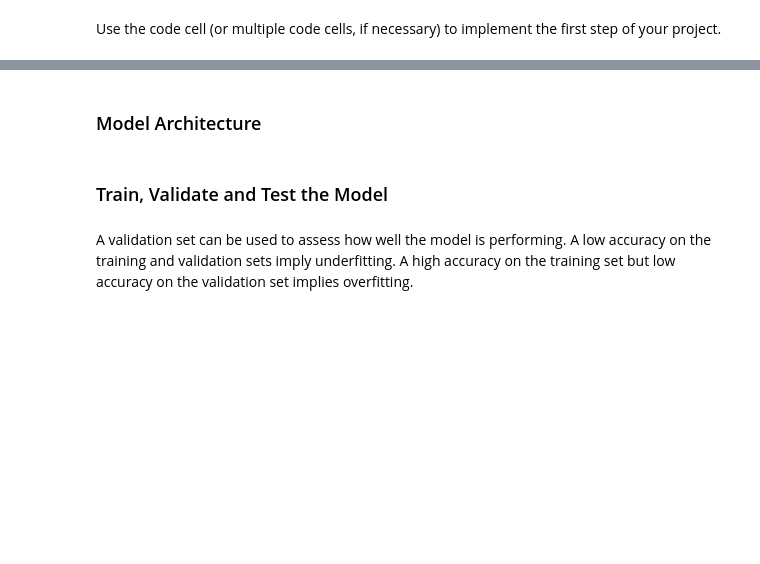
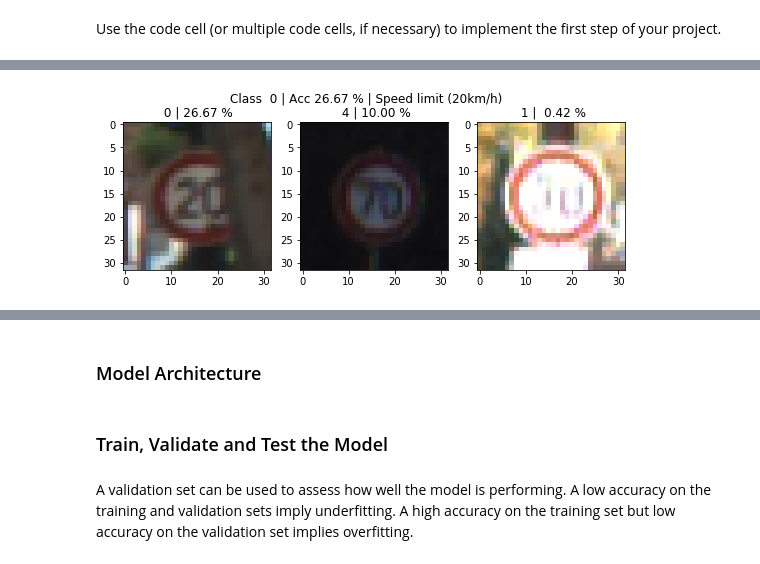
Before and after one commit to jabeerahmed/CarND-LeNet-Lab, a Jupyter notebook: Traffic_Sign_Classifier.ipynb, the cells around one changed output, grey strips where cells are left out. Cells and saved outputs as stored; diff of their text form; code cells hidden in the pictures; blank space fills up the shorter version.

```diff
--- a/Traffic_Sign_Classifier.ipynb
+++ b/Traffic_Sign_Classifier.ipynb
@@ -226,0 +891,87 @@ Use the code cell (or multiple code cells, if necessary) to implement the first
+# %%
+def merge_dicts(dicts=[]):
+    mdict={}
+    for d in dicts: mdict.update(dicts)
+    return merge_dicts
+
+def preprocess(src, pre_ops=[], dst=None):
+    if (dst is None): dst = src
+
+    for ops in pre_ops:
+        for i in range(len(src)): ops(src, i, dst)
+
+## Create Model
+network_args = {'mu': 0.0, 'sigma':0.1, 'dropouts':{}}
+trainer_args = { 'EPOCHS': 10, 'BATCH_SIZE': 256, 'rate': 0.001 }
+rgb_model = Trainer(RGB_data['train'], RGB_data['test'], RGB_data['valid'], org_data.signs, org_data.num_classes, LeNetWithDropOut, args=network_args, **trainer_args)
+gry_model = Trainer(Gry_data['train'], Gry_data['test'], Gry_data['valid'], org_data.signs, org_data.num_classes, LeNetWithDropOut, args=network_args, **trainer_args)
+
+
+model = rgb_model
+desc = {'model': 'rgb_model'}
+
+global FID
+
+## Preprocess
+pre_ops = [Center_MaxNorm]
+preprocess(model.X_train, pre_ops=[Center_MaxNorm])
+preprocess(model.X_test,  pre_ops=[Center_MaxNorm])
+preprocess(model.X_valid, pre_ops=[Center_MaxNorm])
+
+completed = False
+last_good_model = 'results/LeNetWithDropOut/015/SavedModel'
+
+sess = None
+if (sess is not None):
+    sess.close()
+    sess = None
+
+try :
+    print("Start")
+    # Set file logging path
+    logpath = Utils.find_an_empty_dir(os.path.join('results', model.network.name))
+    os.makedirs(logpath, mode=511, exist_ok=False)
+    log_file = os.path.join(logpath, 'log.txt')
+    FID = open(log_file, "w")
+
+    # Print descriptions
+    model.print_data_info()
+    desc = org_data.getParamDescriptor(desc)
+    desc = model.network.getParamDescriptor(desc)
+    desc = model.getParamDescriptor(desc)
+    print(json.dumps(desc, indent=4, sort_keys=True))
+
+    sess = tf.Session()
+    ## Train Here
+    model.train(sess, dirname=logpath)
+    completed = True
+    last_good_model = model.saved_model_path
+
+    ## Evaluate against test set
+    res, pred_indx, n_samples = evaluate_test_images(sess, model, model.X_valid, model.y_valid, BATCH_SIZE=128)
+    plot_eval_results(pred_indx, n_samples, org_data.valid, org_data.signs)
+    print("Accuracy : {:5.2f}".format(np.mean(pred_indx.diagonal() / n_samples)*100))
+finally:
+    try:
+        FID.close()
+    finally:
+        FID = None
+        if not completed: shutil.rmtree(logpath)
+    pass
+
+
+
+# # kEPOCHS, kBATCH_SIZE, kRATE, kNETWORK, kNETWORK_ARGS = 'EPOCHS', 'BATCH_SIZE', 'RATE', 'NETWORK', 'NETWORK_ARGS'
+# # pre_ops = [Center_1to1]
+# pre_ops = [Center_MaxNorm]
+# org, data = Timer.run(preprocess,  args={'org': org, 'data': data, 'pre_ops':pre_ops})
+
+# # , 'dropouts':{0: 0.9, 1:0.6}
+# # args = {'D': org, 'EPOCHS': 10, 'BATCH_SIZE': 128, 'RATE': 0.001, 'NETWORK': MT.LeNet, 'NETWORK_ARGS': {'sigma':0.001}}
+# # args = {'D': org, 'EPOCHS': 15, 'BATCH_SIZE': 128, 'RATE': 0.0005, 'NETWORK': MT.LeNet, 'NETWORK_ARGS': {'sigma':0.001}}
+# args = {'D': org, 'EPOCHS': 15, 'BATCH_SIZE': 128, 'RATE': 0.001, 'NETWORK': MT.LeNetWithDropOut, 'NETWORK_ARGS': {'sigma':0.001, 'dropouts':{2: 1.0, 3: 1.0}}}
+# # args = {'D': org, 'EPOCHS': 15, 'BATCH_SIZE': 128, 'RATE': 0.001, 'NETWORK': MT.LeNetWithDropOut, 'NETWORK_ARGS': {'sigma':0.001}}
+
+# org, modl, stats, sdb = Timer.run(train, args=args)
+# plotStatsData(sdb)
+# %% [output]
@@ -226,0 +996 @@ Use the code cell (or multiple code cells, if necessary) to implement the first
+[figure, added]
```
Also changed, not shown: parts of 35 cells of this notebook, 4 other files.
